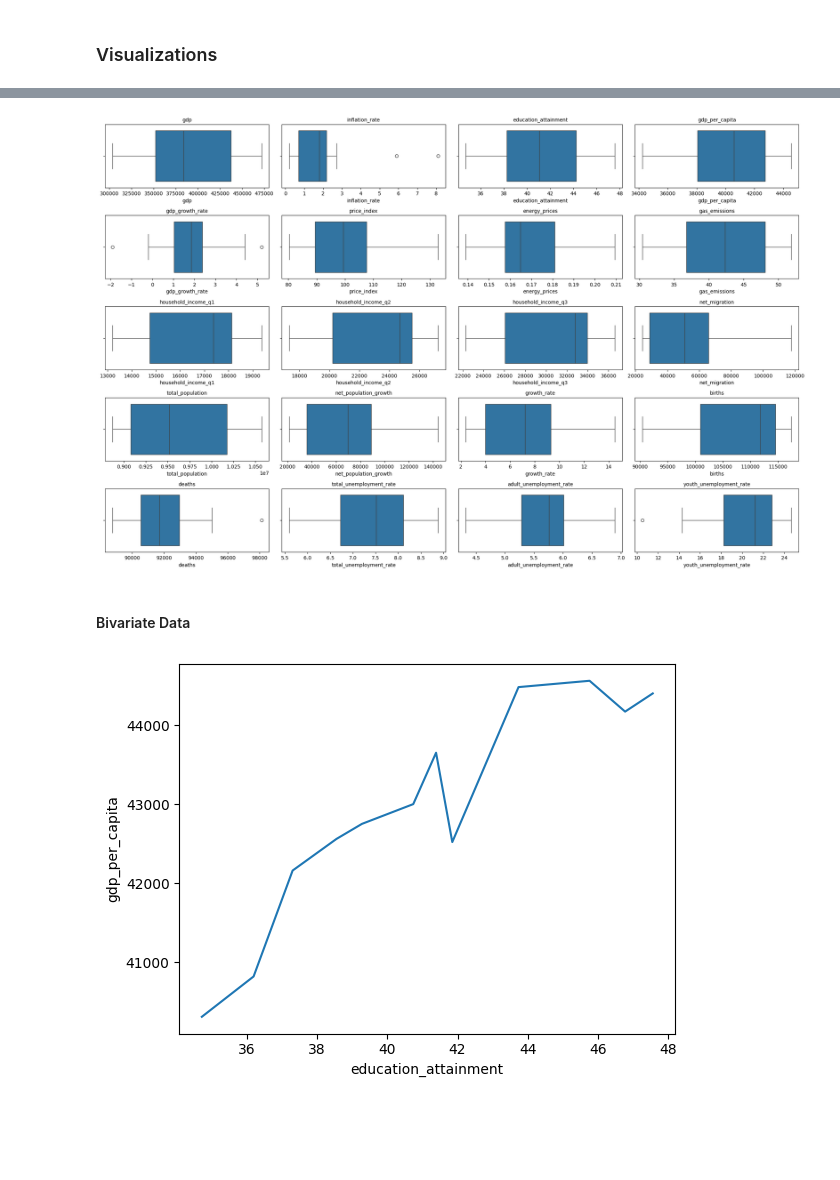
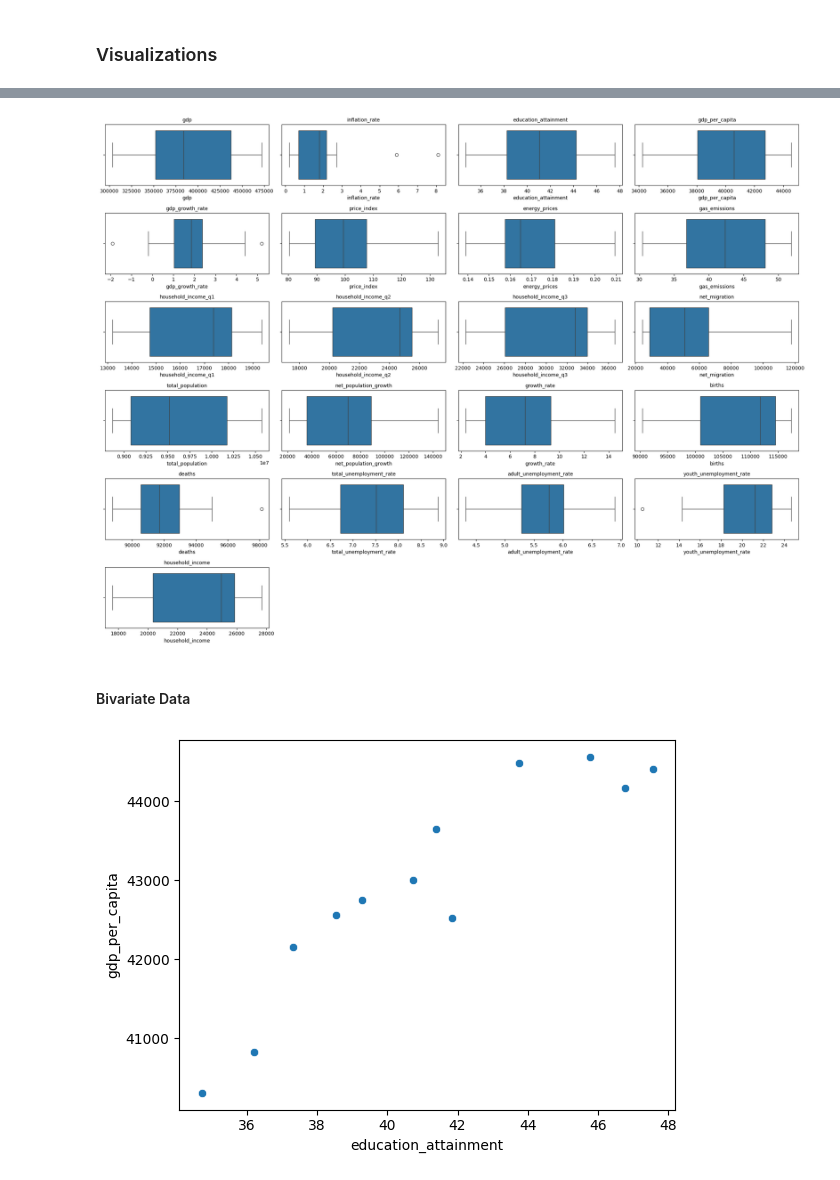
Before and after one commit to Grena30/Exploratory-Data-Analysis, a Jupyter notebook: EDA/analysis.ipynb, the cells around one changed output, grey strips where cells are left out. Drawn from its saved outputs; the diff is of its cells as text; code cells hidden in the pictures; blank space fills up the shorter version.

```diff
--- a/EDA/analysis.ipynb
+++ b/EDA/analysis.ipynb
@@ -78,6 +78,10 @@ def aggregate_data_on_frequency(raw_df, frequency='Y'):
         aggregate_df = df.groupby('year').agg(agg_dict_yearly).reset_index()
         aggregate_df['TIME_PERIOD'] = pd.to_datetime(aggregate_df['year'].astype(str))
         aggregate_df = aggregate_df.drop(columns='year')
+        aggregate_df['household_income'] = aggregate_df[[
+            'household_income_q1',
+            'household_income_q2',
+            'household_income_q3']].mean(axis=1)
 
         aggregate_df = aggregate_df.drop(columns=[col for col in drop_list_yearly if col in aggregate_df.columns])
 
@@ -206,12 +210,12 @@ for i, col in enumerate(num_cols, 1):
 
 plt.show()
 # %% [output]
-[figure, old version]
+[figure, new version]
 # %% [markdown]
 #### Bivariate Data
 # %%
-sns.lineplot(data=aggregate_df, x='education_attainment', y='gdp_per_capita')
+sns.scatterplot(data=aggregate_df, x='education_attainment', y='gdp_per_capita')
 plt.show()
 # %% [output]
-[figure, old version]
+[figure, new version]
 # %%
```
Also changed, not shown: parts of 11 cells of this notebook, 1 other file.
